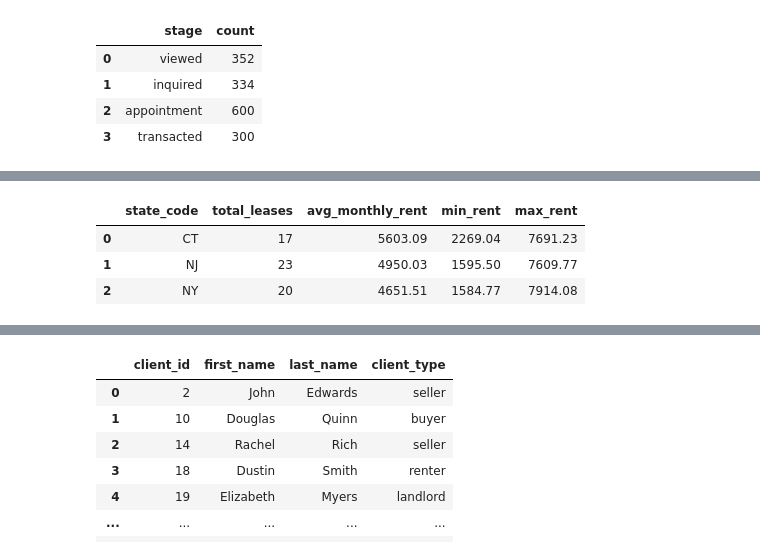
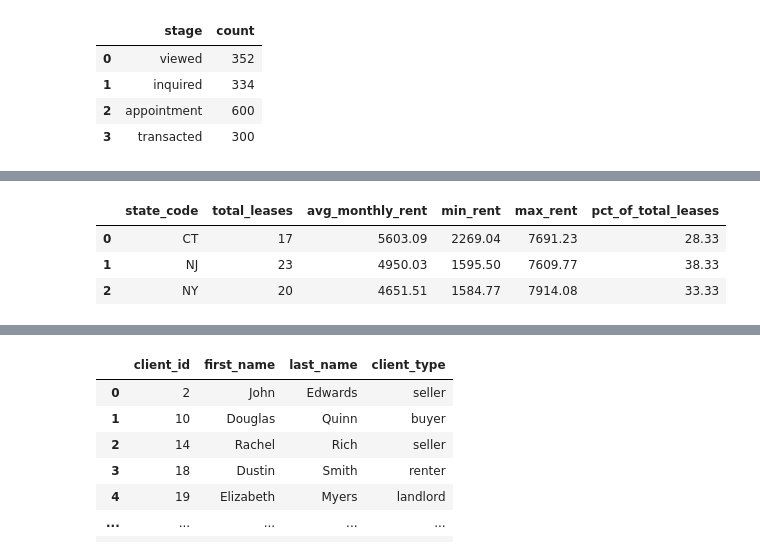
Before and after one commit to jamesgao0528/dream-homes-nyc, a Jupyter notebook: 03_queries.ipynb, the cells around one changed output, grey strips where cells are left out. Cells and saved outputs as stored; diff of their text form; code cells hidden in the pictures.

```diff
--- a/03_queries.ipynb
+++ b/03_queries.ipynb
@@ -147,22 +155,27 @@ Joins: `lease_transaction` → `property_transaction` → `listing` → `propert
 # %%
 df = pd.read_sql("""
     SELECT
         p.state_code,
         COUNT(lt.transaction_id) AS total_leases,
         ROUND(AVG(lt.monthly_rent), 2) AS avg_monthly_rent,
         ROUND(MIN(lt.monthly_rent), 2) AS min_rent,
-        ROUND(MAX(lt.monthly_rent), 2) AS max_rent
+        ROUND(MAX(lt.monthly_rent), 2) AS max_rent,
+        ROUND(
+            100.0 * COUNT(lt.transaction_id) /
+            SUM(COUNT(lt.transaction_id)) OVER (),
+        2) AS pct_of_total_leases
     FROM lease_transaction lt
     JOIN property_transaction pt ON pt.transaction_id = lt.transaction_id
     JOIN listing l ON l.listing_id = pt.listing_id
     JOIN property p ON p.property_id = l.property_id
     GROUP BY p.state_code
+    HAVING COUNT(lt.transaction_id) > 0
     ORDER BY avg_monthly_rent DESC
 """, engine)
 df
 # %% [output]
-|  | state_code | total_leases | avg_monthly_rent | min_rent | max_rent |
-| 0 | CT | 17 | 5603.09 | 2269.04 | 7691.23 |
-| 1 | NJ | 23 | 4950.03 | 1595.50 | 7609.77 |
-| 2 | NY | 20 | 4651.51 | 1584.77 | 7914.08 |
+|  | state_code | total_leases | avg_monthly_rent | min_rent | max_rent | pct_of_total_leases |
+| 0 | CT | 17 | 5603.09 | 2269.04 | 7691.23 | 28.33 |
+| 1 | NJ | 23 | 4950.03 | 1595.50 | 7609.77 | 38.33 |
+| 2 | NY | 20 | 4651.51 | 1584.77 | 7914.08 | 33.33 |
 # %% [markdown]
```
Also changed, not shown: parts of 15 cells of this notebook.
